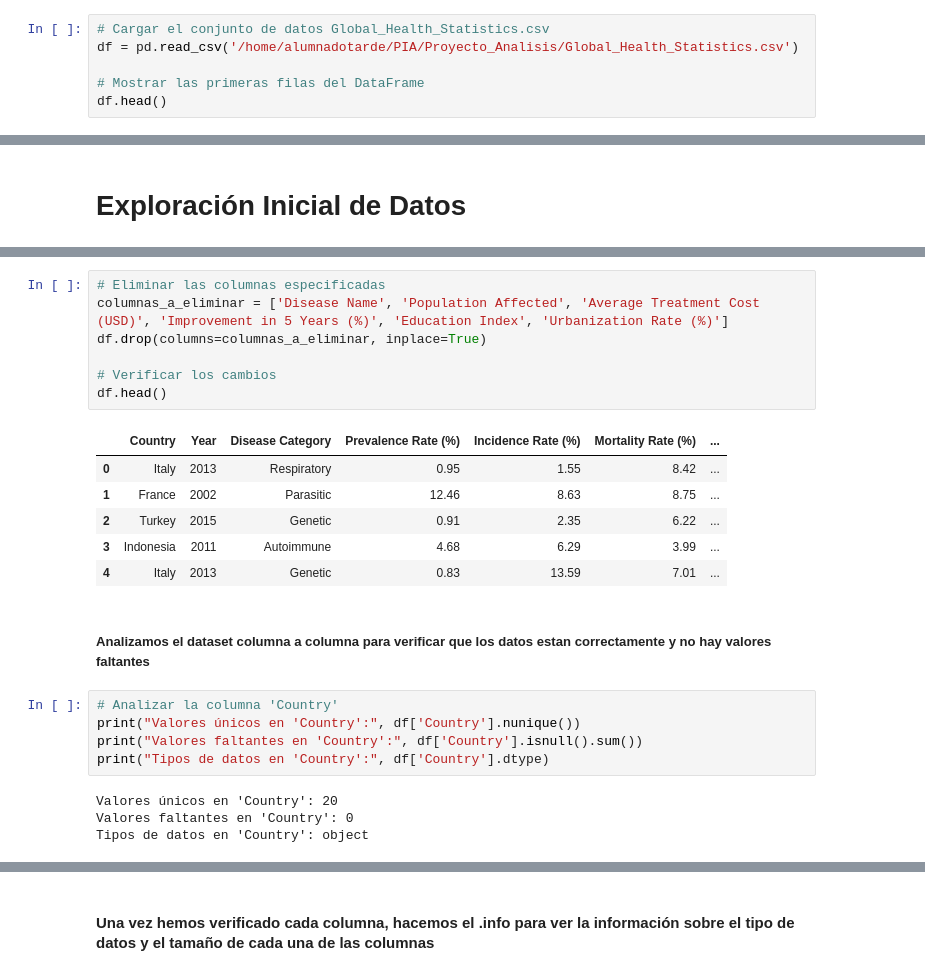
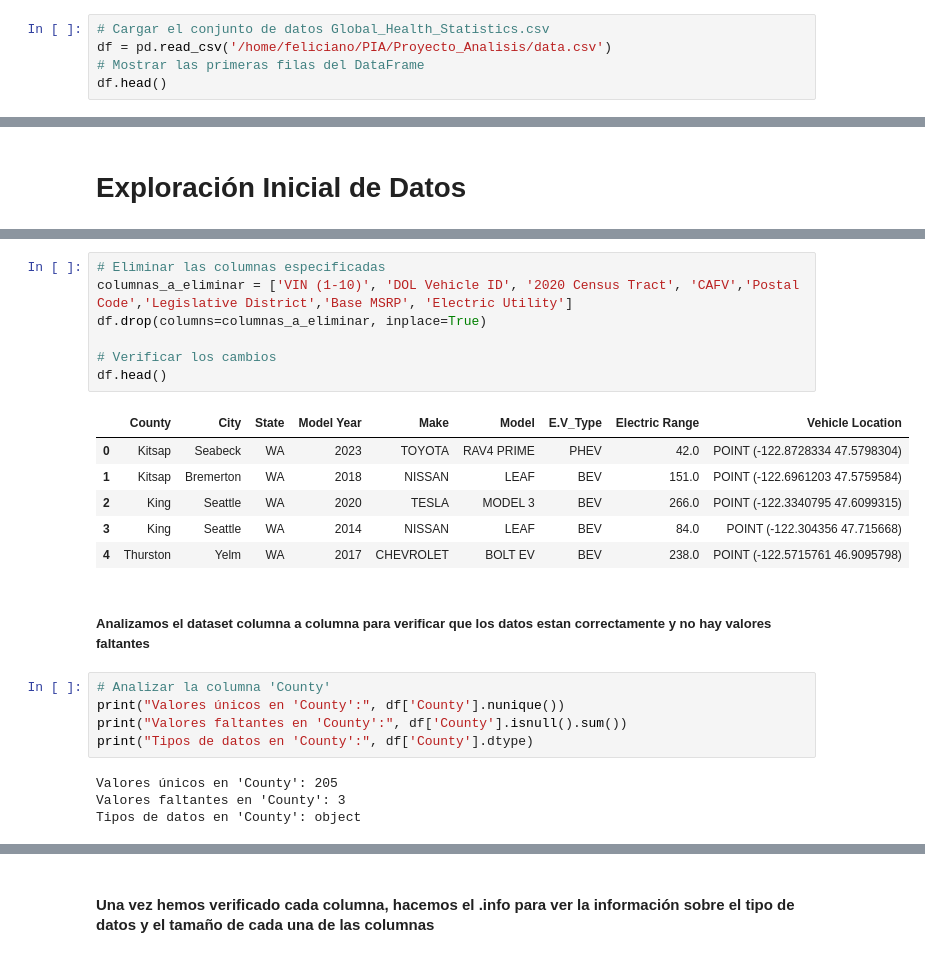
Before and after one commit to FelicianoRN01/PIA, a Jupyter notebook: Proyecto_Analisis/notebook_proyecto.ipynb, the cells around one changed output, grey strips where cells are left out. Saved outputs shown, nothing was run; the diff lists cells and outputs as text.

```diff
--- a/Proyecto_Analisis/notebook_proyecto.ipynb
+++ b/Proyecto_Analisis/notebook_proyecto.ipynb
@@ -14,8 +14,7 @@ warnings.filterwarnings('ignore')
 Cargar el conjunto de datos Global_Health_Statistics.csv en un DataFrame de pandas.
 # %%
 # Cargar el conjunto de datos Global_Health_Statistics.csv
-df = pd.read_csv('/home/alumnadotarde/PIA/Proyecto_Analisis/Global_Health_Statistics.csv')
-
+df = pd.read_csv('/home/feliciano/PIA/Proyecto_Analisis/data.csv')
 # Mostrar las primeras filas del DataFrame
 df.head()
 # %% [output]
@@ -74,25 +80,25 @@ Este conjunto de datos puede ser utilizado para:
 # %%
 # Eliminar las columnas especificadas
-columnas_a_eliminar = ['Disease Name', 'Population Affected', 'Average Treatment Cost (USD)', 'Improvement in 5 Years (%)', 'Education Index', 'Urbanization Rate (%)']
+columnas_a_eliminar = ['VIN (1-10)', 'DOL Vehicle ID', '2020 Census Tract', 'CAFV','Postal Code','Legislative District','Base MSRP', 'Electric Utility']
 df.drop(columns=columnas_a_eliminar, inplace=True)
 
 # Verificar los cambios
 df.head()
 # %% [output]
-|  | Country | Year | Disease Category | Prevalence Rate (%) | Incidence Rate (%) | Mortality Rate (%) | ... |
-| 0 | Italy | 2013 | Respiratory | 0.95 | 1.55 | 8.42 | ... |
-| 1 | France | 2002 | Parasitic | 12.46 | 8.63 | 8.75 | ... |
-| 2 | Turkey | 2015 | Genetic | 0.91 | 2.35 | 6.22 | ... |
-| 3 | Indonesia | 2011 | Autoimmune | 4.68 | 6.29 | 3.99 | ... |
-| 4 | Italy | 2013 | Genetic | 0.83 | 13.59 | 7.01 | ... |
+|  | County | City | State | Model Year | Make | Model | E.V_Type | Electric Range | Vehicle Location |
+| 0 | Kitsap | Seabeck | WA | 2023 | TOYOTA | RAV4 PRIME | PHEV | 42.0 | POINT (-122.8728334 47.5798304) |
+| 1 | Kitsap | Bremerton | WA | 2018 | NISSAN | LEAF | BEV | 151.0 | POINT (-122.6961203 47.5759584) |
+| 2 | King | Seattle | WA | 2020 | TESLA | MODEL 3 | BEV | 266.0 | POINT (-122.3340795 47.6099315) |
+| 3 | King | Seattle | WA | 2014 | NISSAN | LEAF | BEV | 84.0 | POINT (-122.304356 47.715668) |
+| 4 | Thurston | Yelm | WA | 2017 | CHEVROLET | BOLT EV | BEV | 238.0 | POINT (-122.5715761 46.9095798) |
 # %% [markdown]
 ##### Analizamos el dataset columna a columna para verificar que los datos estan correctamente y no hay valores faltantes
 # %%
-# Analizar la columna 'Country'
-print("Valores únicos en 'Country':", df['Country'].nunique())
-print("Valores faltantes en 'Country':", df['Country'].isnull().sum())
-print("Tipos de datos en 'Country':", df['Country'].dtype)
+# Analizar la columna 'County'
+print("Valores únicos en 'County':", df['County'].nunique())
+print("Valores faltantes en 'County':", df['County'].isnull().sum())
+print("Tipos de datos en 'County':", df['County'].dtype)
 # %% [output]
-Valores únicos en 'Country': 20
-Valores faltantes en 'Country': 0
-Tipos de datos en 'Country': object
+Valores únicos en 'County': 205
+Valores faltantes en 'County': 3
+Tipos de datos en 'County': object
```
Also changed, not shown: parts of 76 cells of this notebook, 1 other file.
